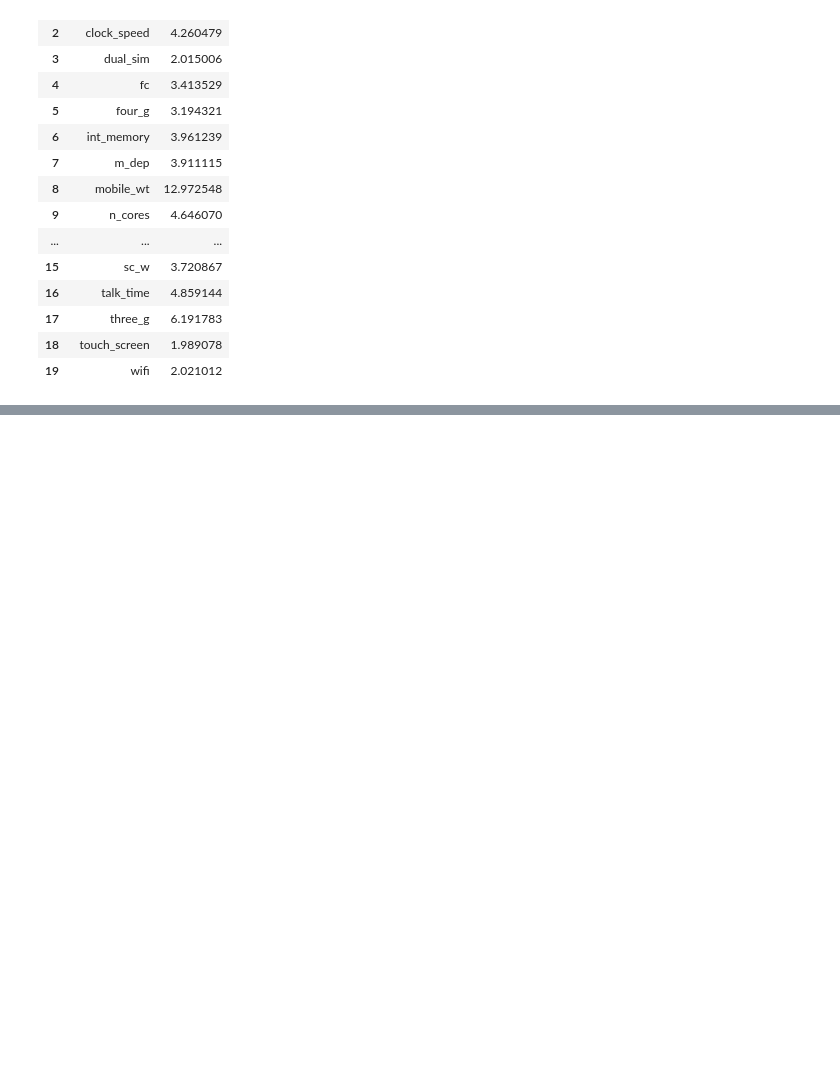
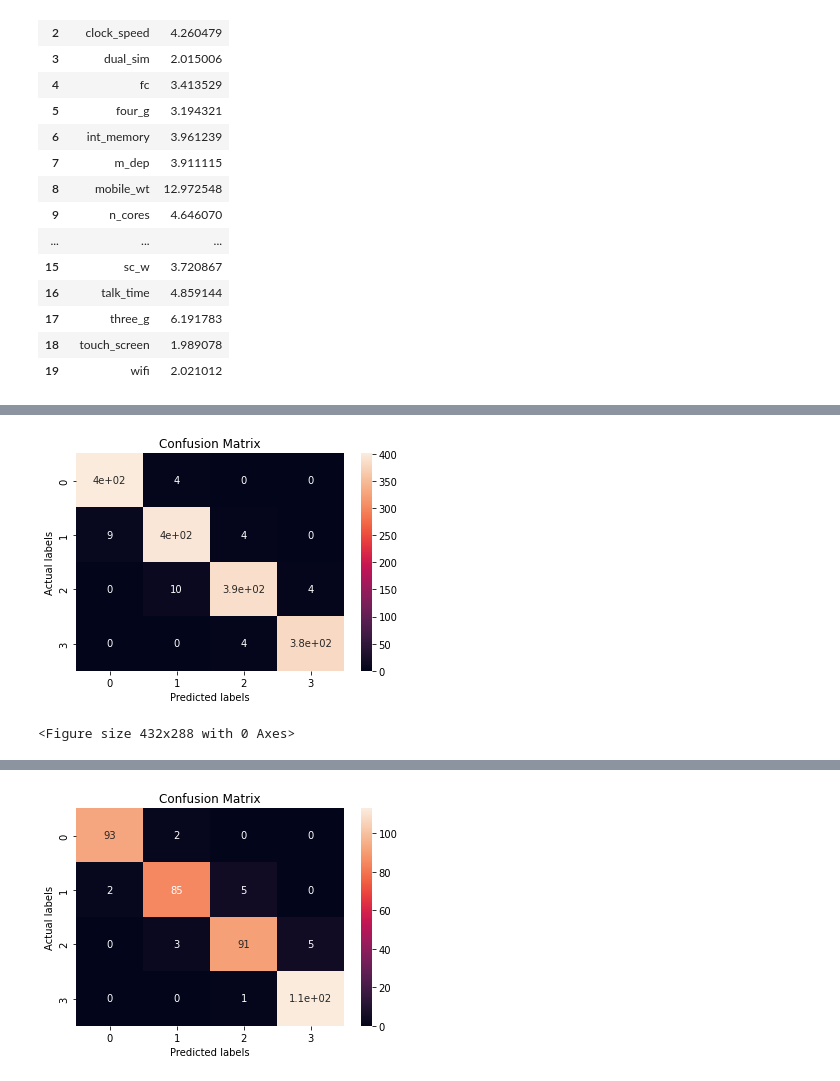
Before and after one commit to DipanshuKumar449/Mobile-Price-Range-Prediction, a Jupyter notebook: Mobile_Price_Range_Prediction.ipynb, the cells around one changed output, grey strips where cells are left out. Cells and saved outputs as stored; diff of their text form; code cells hidden in the pictures; blank space fills up the shorter version.

```diff
--- a/Mobile_Price_Range_Prediction.ipynb
+++ b/Mobile_Price_Range_Prediction.ipynb
@@ -702,0 +466,3 @@ Write the conclusion here.
+# %%
+from sklearn.model_selection import train_test_split
+X_train, X_test, Y_train, Y_test = train_test_split( X , Y , test_size = 0.2, random_state = 0)
@@ -702,0 +530,17 @@ Write the conclusion here.
+# %%
+# Creating a function for understanding the confusion matrix.
+
+def confuse_matrix(actual, predicted):
+  labels = ['0','1','2','3']
+  cm = confusion_matrix(actual, predicted)
+  print(cm)
+
+  ax = plt.subplot()
+  sns.heatmap(cm, annot=True, ax=ax)
+
+  ax.set_title('Confusion Matrix')
+  ax.set_xlabel('Predicted labels')
+  ax.set_ylabel('Actual labels')
+
+  ax.xaxis.set_ticklabels(labels)
+  ax.yaxis.set_ticklabels(labels)
@@ -702,0 +549,57 @@ Write the conclusion here.
+# %%
+# logistic regression implementation
+
+print(".....LOGISTIC REGRESSION.....")
+print('\n')
+
+log_reg = LogisticRegression(multi_class='multinomial')
+log_reg.fit(X_train, Y_train)
+
+# Predictions of Training and Testing Dasets
+
+log_reg_pred_train = log_reg.predict(X_train)   # Prediction for train dataset
+log_reg_pred_test = log_reg.predict(X_test)     # Prediction for test dataset
+
+# ............Evaluation.............
+
+print("Evaluation metrices for the Training Data")
+print('\n')
+# calling evaluation_model function
+evaluation_model(Y_train,log_reg_pred_train)
+
+print('\n')
+print("----"*15)
+print("----"*15)
+print('\n')
+
+print("Evaluation metrices for the Testing Data")
+print('\n')
+# calling evaluation_model function
+evaluation_model(Y_test,log_reg_pred_test)
+
+print('\n')
+print("----"*15)
+print("----"*15)
+print('\n')
+
+#...............Confusion Matrix..............
+
+print("Confusion metrix for the Training Data")
+print('\n')
+# calling confusion metrics function
+confuse_matrix(Y_train,log_reg_pred_train)
+plt.figure()
+plt.show()
+
+print('\n')
+print("----"*15)
+print("----"*15)
+print('\n')
+
+print("Confusion metrix for the Testing Data")
+print('\n')
+# calling confusion metrics function
+confuse_matrix(Y_test,log_reg_pred_test)
+plt.figure()
+plt.show()
+# %% [output]
@@ -702,0 +623,2 @@ Write the conclusion here.
+[figure, added]
+<Figure size 432x288 with 0 Axes>
@@ -702,0 +636 @@ Write the conclusion here.
+[figure, added]
```
Also changed, not shown: parts of 133 cells of this notebook.
